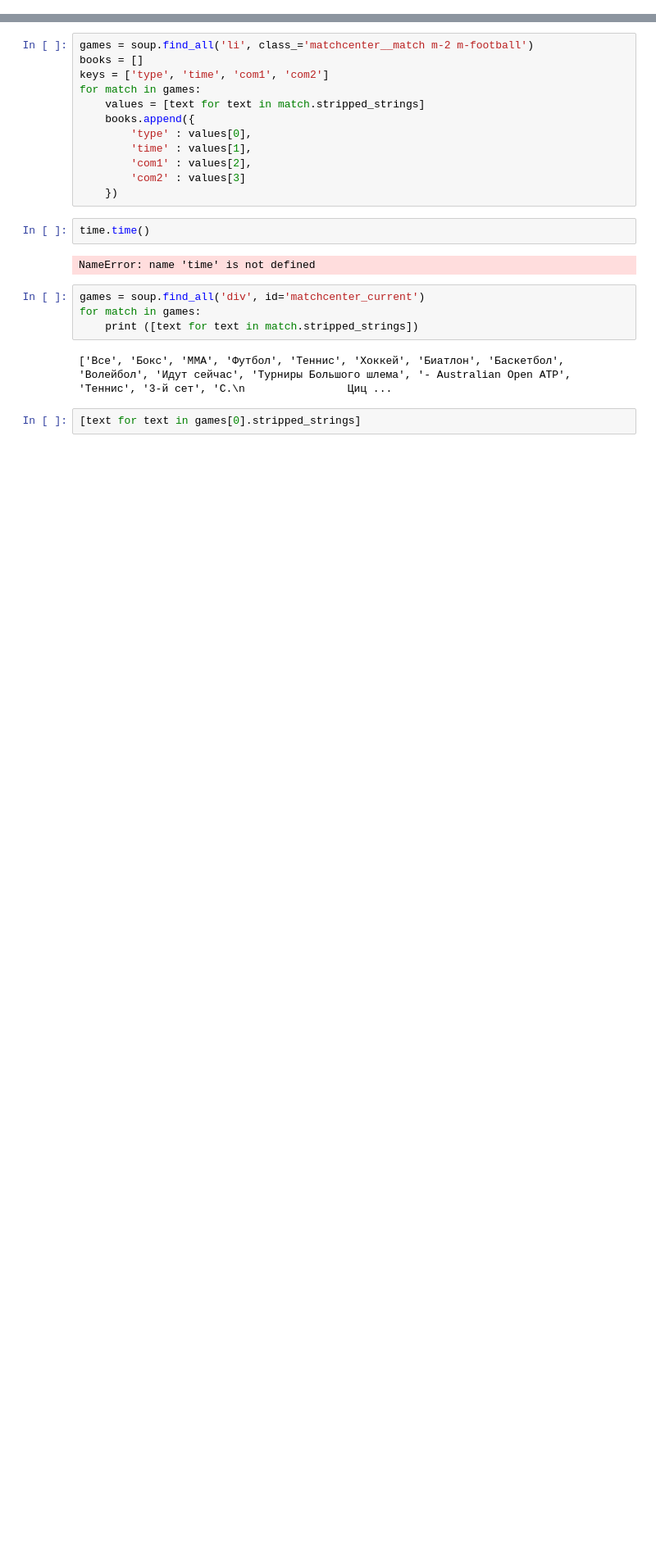
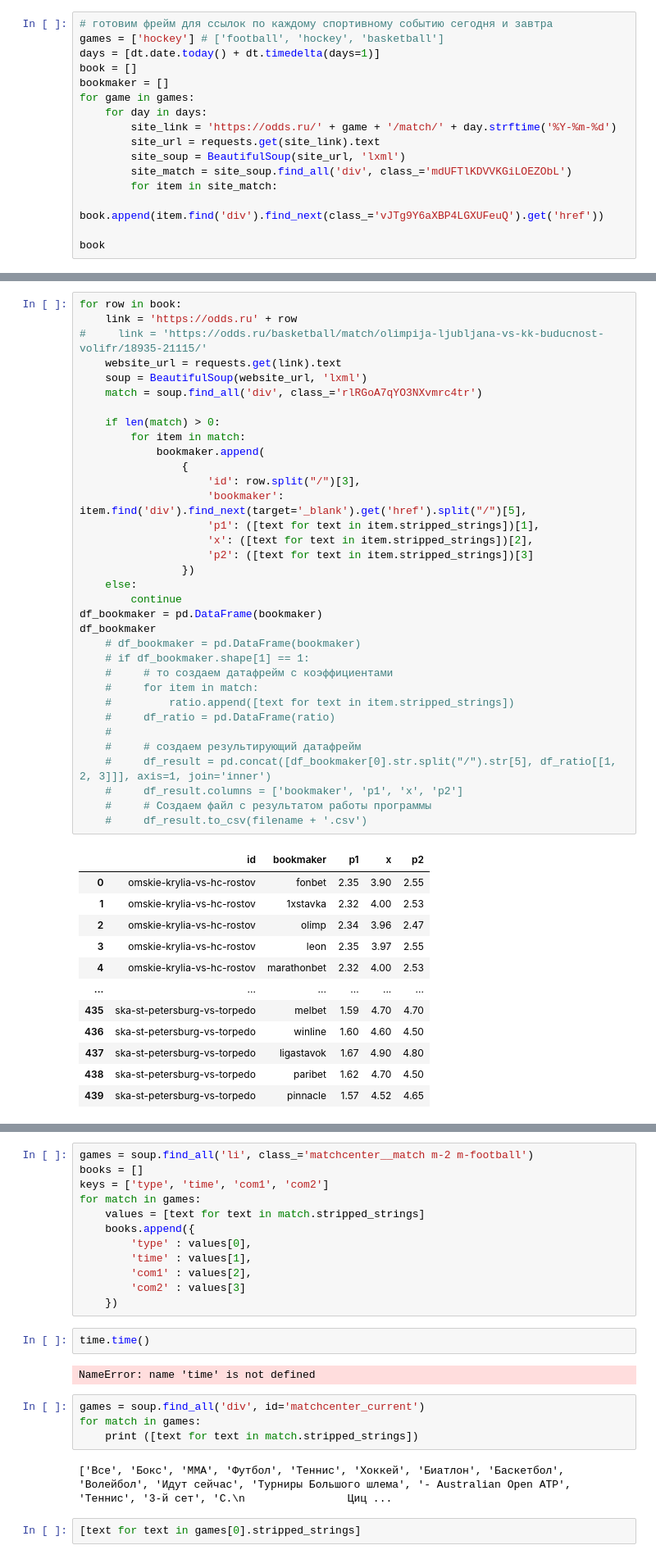
Before and after one commit to qwerty8909/settings, a Jupyter notebook: vilomov/hw3.ipynb, the cells around one changed output, grey strips where cells are left out. Shown at 82% size. Cells and saved outputs as stored; diff of their text form; blank space fills up the shorter version.

```diff
--- a/vilomov/hw3.ipynb
+++ b/vilomov/hw3.ipynb
@@ -15,0 +7,16 @@ soup = BeautifulSoup(website_url, 'lxml')
+# %%
+# готовим фрейм для ссылок по каждому спортивному событию сегодня и завтра
+games = ['hockey'] # ['football', 'hockey', 'basketball']
+days = [dt.date.today() + dt.timedelta(days=1)]
+book = []
+bookmaker = []
+for game in games:
+    for day in days:
+        site_link = 'https://odds.ru/' + game + '/match/' + day.strftime('%Y-%m-%d')
+        site_url = requests.get(site_link).text
+        site_soup = BeautifulSoup(site_url, 'lxml')
+        site_match = site_soup.find_all('div', class_='mdUFTlKDVVKGiLOEZObL')
+        for item in site_match:
+            book.append(item.find('div').find_next(class_='vJTg9Y6aXBP4LGXUFeuQ').get('href'))
+
+book
@@ -15,0 +41,47 @@ soup = BeautifulSoup(website_url, 'lxml')
+# %%
+for row in book:
+    link = 'https://odds.ru' + row
+#     link = 'https://odds.ru/basketball/match/olimpija-ljubljana-vs-kk-buducnost-volifr/18935-21115/'
+    website_url = requests.get(link).text
+    soup = BeautifulSoup(website_url, 'lxml')
+    match = soup.find_all('div', class_='rlRGoA7qYO3NXvmrc4tr')
+
+    if len(match) > 0:
+        for item in match:
+            bookmaker.append(
+                {
+                    'id': row.split("/")[3],
+                    'bookmaker': item.find('div').find_next(target='_blank').get('href').split("/")[5],
+                    'p1': ([text for text in item.stripped_strings])[1],
+                    'x': ([text for text in item.stripped_strings])[2],
+                    'p2': ([text for text in item.stripped_strings])[3]
+                })
+    else:
+        continue
+df_bookmaker = pd.DataFrame(bookmaker)
+df_bookmaker
+    # df_bookmaker = pd.DataFrame(bookmaker)
+    # if df_bookmaker.shape[1] == 1:
+    #     # то создаем датафрейм с коэффициентами
+    #     for item in match:
+    #         ratio.append([text for text in item.stripped_strings])
+    #     df_ratio = pd.DataFrame(ratio)
+    #
+    #     # создаем результирующий датафрейм
+    #     df_result = pd.concat([df_bookmaker[0].str.split("/").str[5], df_ratio[[1, 2, 3]]], axis=1, join='inner')
+    #     df_result.columns = ['bookmaker', 'p1', 'x', 'p2']
+    #     # Создаем файл с результатом работы программы
+    #     df_result.to_csv(filename + '.csv')
+# %% [output]
+|  | id | bookmaker | p1 | x | p2 |
+| 0 | omskie-krylia-vs-hc-rostov | fonbet | 2.35 | 3.90 | 2.55 |
+| 1 | omskie-krylia-vs-hc-rostov | 1xstavka | 2.32 | 4.00 | 2.53 |
+| 2 | omskie-krylia-vs-hc-rostov | olimp | 2.34 | 3.96 | 2.47 |
+| 3 | omskie-krylia-vs-hc-rostov | leon | 2.35 | 3.97 | 2.55 |
+| 4 | omskie-krylia-vs-hc-rostov | marathonbet | 2.32 | 4.00 | 2.53 |
+| ... | ... | ... | ... | ... | ... |
+| 435 | ska-st-petersburg-vs-torpedo | melbet | 1.59 | 4.70 | 4.70 |
+| 436 | ska-st-petersburg-vs-torpedo | winline | 1.60 | 4.60 | 4.50 |
+| 437 | ska-st-petersburg-vs-torpedo | ligastavok | 1.67 | 4.90 | 4.80 |
+| 438 | ska-st-petersburg-vs-torpedo | paribet | 1.62 | 4.70 | 4.50 |
+| 439 | ska-st-petersburg-vs-torpedo | pinnacle | 1.57 | 4.52 | 4.65 |
```
Also changed, not shown: parts of 8 cells of this notebook, 6 other files.
